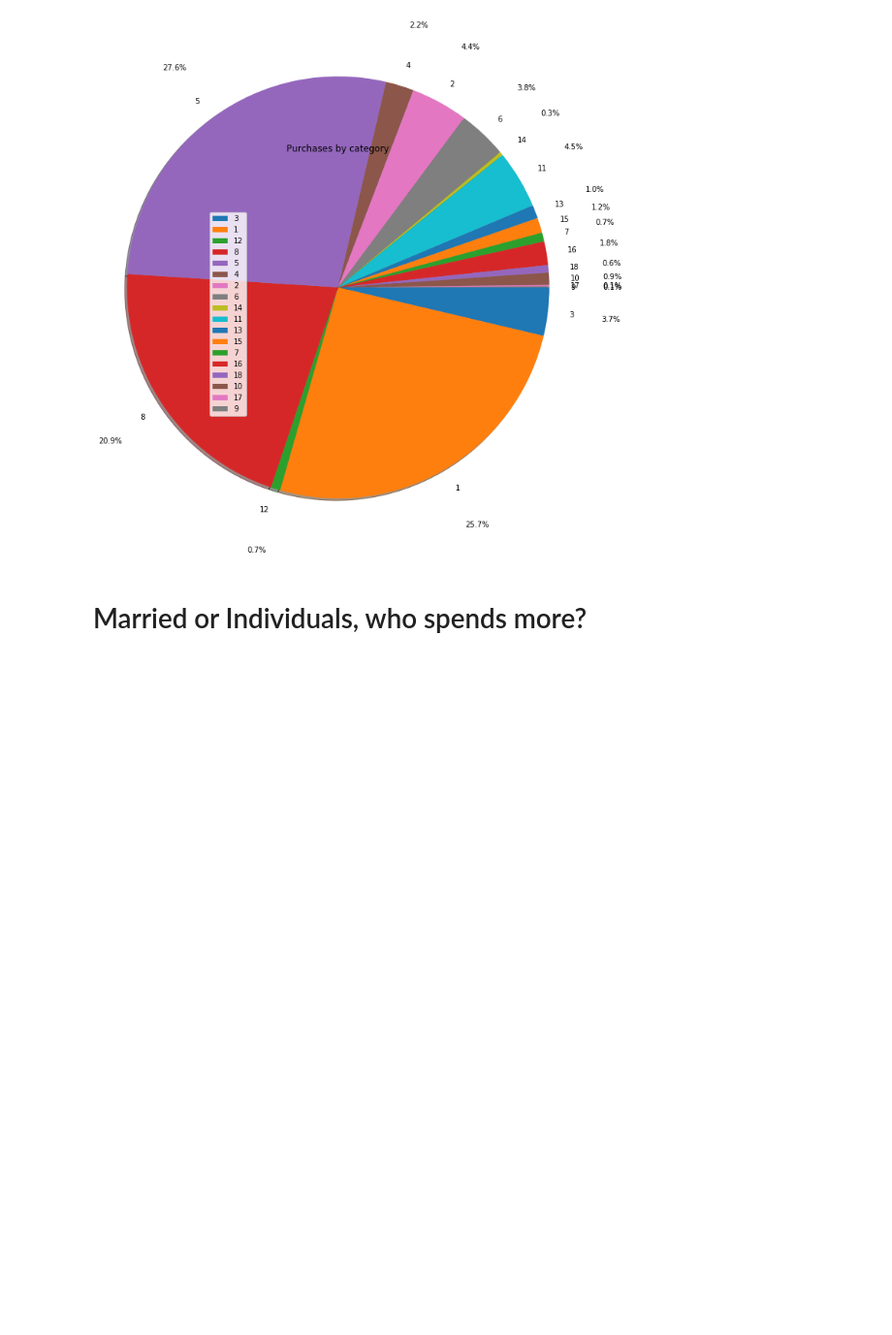
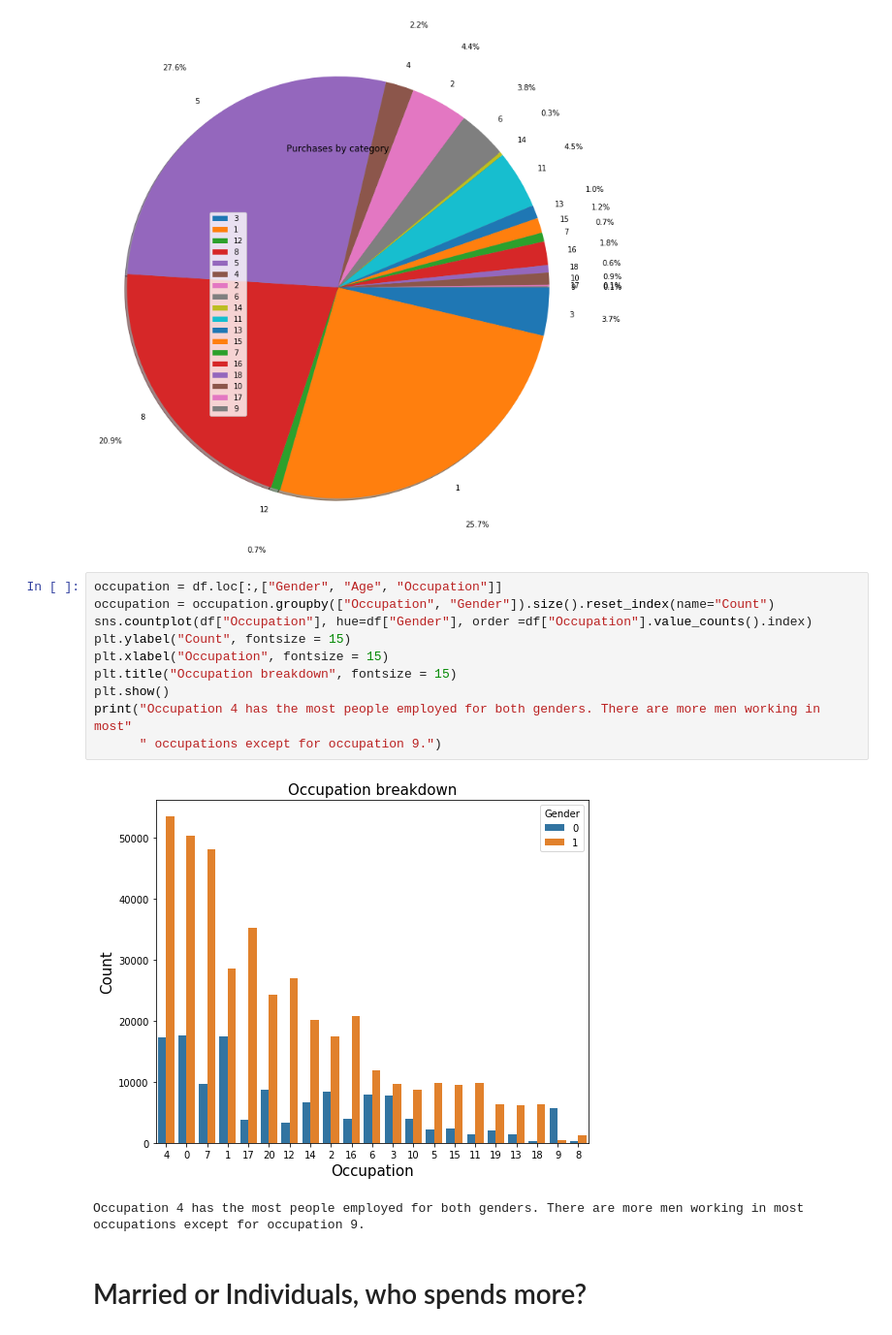
Before and after one commit to sakina-ahmadi/BlackFriday, a Jupyter notebook: Black Friday Final Data Mining Project.ipynb, the cells around one changed output. Shown at 97% size. Cells and saved outputs as stored; diff of their text form; blank space fills up the shorter version.

```diff
--- a/Black Friday Final Data Mining Project.ipynb
+++ b/Black Friday Final Data Mining Project.ipynb
@@ -285,6 +281,19 @@ plt.show()
 [ 3  1 12  8  5  4  2  6 14 11 13 15  7 16 18 10 17  9]
 [3, 1, 12, 8, 5, 4, 2, 6, 14, 11, 13, 15, 7, 16, 18, 10, 17, 9] [19849, 138353, 3875, 112132, 148592, 11567, 23499, 20164, 1500, 23960, 5440, 6203, 3668, 9697, 3075, 5032, 567, 404]
 [figure]
+# %%
+occupation = df.loc[:,["Gender", "Age", "Occupation"]]
+occupation = occupation.groupby(["Occupation", "Gender"]).size().reset_index(name="Count")
+sns.countplot(df["Occupation"], hue=df["Gender"], order =df["Occupation"].value_counts().index)
+plt.ylabel("Count", fontsize = 15)
+plt.xlabel("Occupation", fontsize = 15)
+plt.title("Occupation breakdown", fontsize = 15)
+plt.show()
+print("Occupation 4 has the most people employed for both genders. There are more men working in most"
+      " occupations except for occupation 9.")
+# %% [output]
+[figure, added]
+Occupation 4 has the most people employed for both genders. There are more men working in most occupations except for occupation 9.
 # %% [markdown]
 # Married or Individuals, who spends more?
 # %%
```
Also changed, not shown: parts of 3 cells of this notebook.
